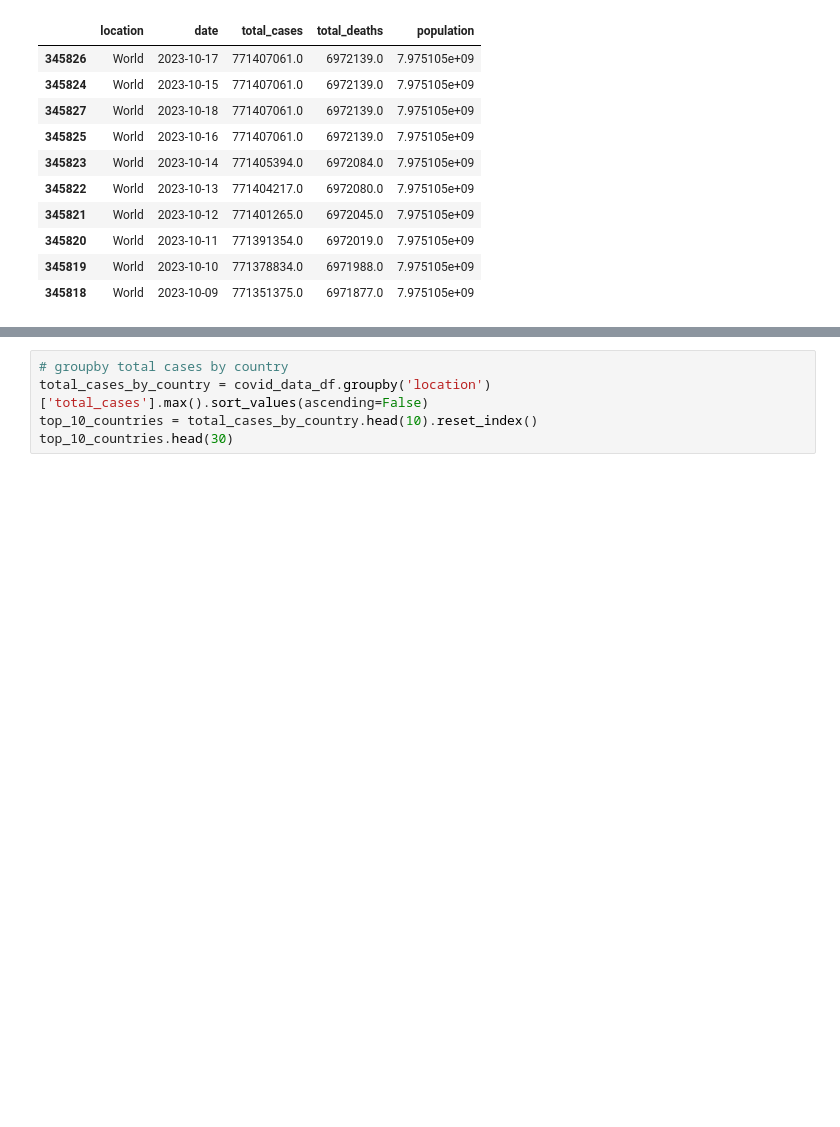
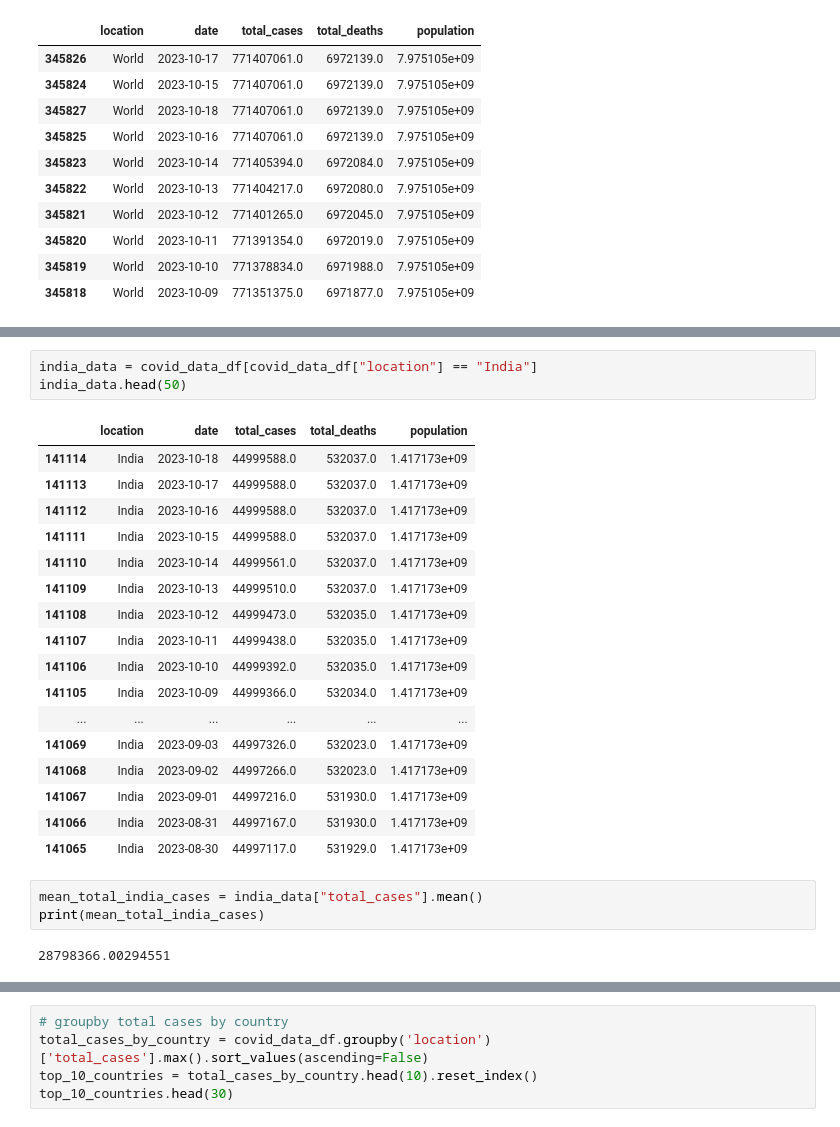
Before and after one commit to datla-ria/Project-1, a Jupyter notebook: project-1.ipynb, the cells around one changed output, grey strips where cells are left out. Drawn from its saved outputs; the diff is of its cells as text; blank space fills up the shorter version.

```diff
--- a/project-1.ipynb
+++ b/project-1.ipynb
@@ -100,0 +155,26 @@ covid_data_df.head(10)
+# %%
+india_data = covid_data_df[covid_data_df["location"] == "India"]
+india_data.head(50)
+# %% [output]
+|  | location | date | total_cases | total_deaths | population |
+| 141114 | India | 2023-10-18 | 44999588.0 | 532037.0 | 1.417173e+09 |
+| 141113 | India | 2023-10-17 | 44999588.0 | 532037.0 | 1.417173e+09 |
+| 141112 | India | 2023-10-16 | 44999588.0 | 532037.0 | 1.417173e+09 |
+| 141111 | India | 2023-10-15 | 44999588.0 | 532037.0 | 1.417173e+09 |
+| 141110 | India | 2023-10-14 | 44999561.0 | 532037.0 | 1.417173e+09 |
+| 141109 | India | 2023-10-13 | 44999510.0 | 532037.0 | 1.417173e+09 |
+| 141108 | India | 2023-10-12 | 44999473.0 | 532035.0 | 1.417173e+09 |
+| 141107 | India | 2023-10-11 | 44999438.0 | 532035.0 | 1.417173e+09 |
+| 141106 | India | 2023-10-10 | 44999392.0 | 532035.0 | 1.417173e+09 |
+| 141105 | India | 2023-10-09 | 44999366.0 | 532034.0 | 1.417173e+09 |
+| ... | ... | ... | ... | ... | ... |
+| 141069 | India | 2023-09-03 | 44997326.0 | 532023.0 | 1.417173e+09 |
+| 141068 | India | 2023-09-02 | 44997266.0 | 532023.0 | 1.417173e+09 |
+| 141067 | India | 2023-09-01 | 44997216.0 | 531930.0 | 1.417173e+09 |
+| 141066 | India | 2023-08-31 | 44997167.0 | 531930.0 | 1.417173e+09 |
+| 141065 | India | 2023-08-30 | 44997117.0 | 531929.0 | 1.417173e+09 |
+# %%
+mean_total_india_cases = india_data["total_cases"].mean()
+print(mean_total_india_cases)
+# %% [output]
+28798366.00294551
```
Also changed, not shown: parts of 9 cells of this notebook.
